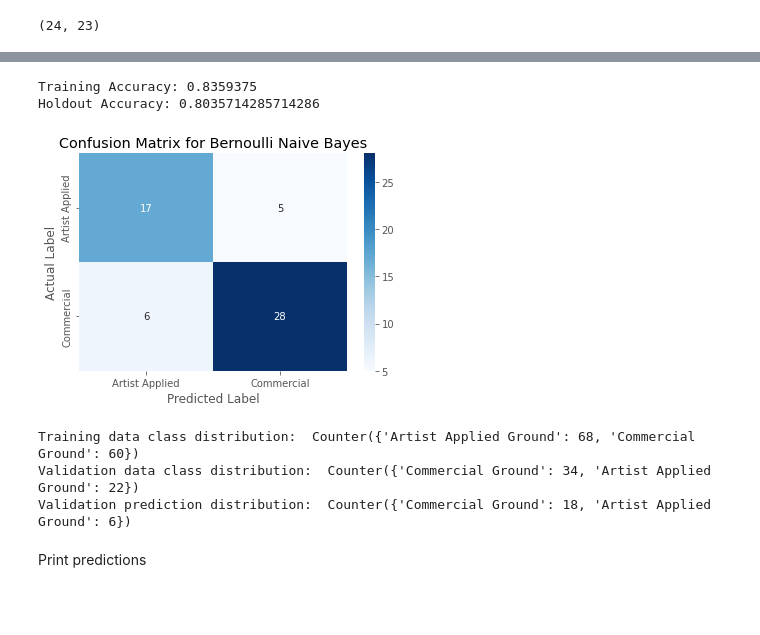
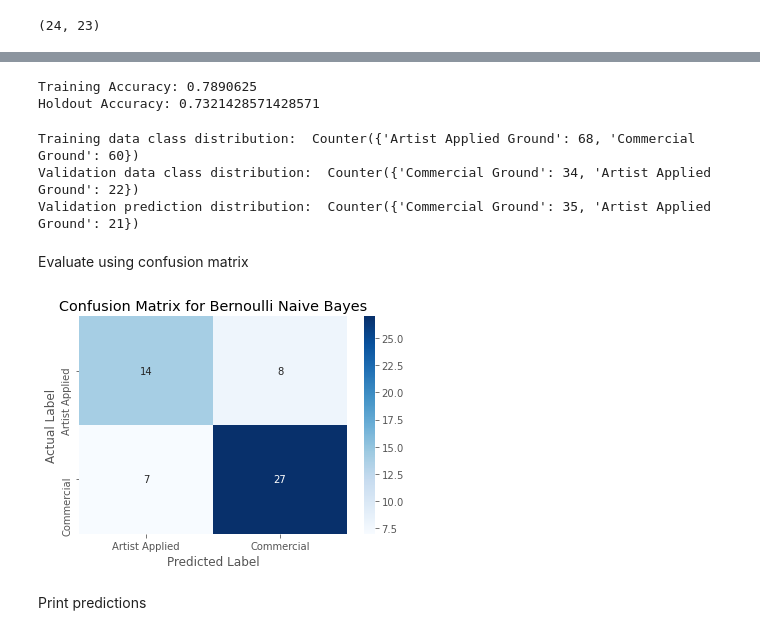
Before and after one commit to DS-Project-Group-7/Data-Science-Project, a Jupyter notebook: data_analysis/ground-application-prediction.ipynb, the cells around one changed output, grey strips where cells are left out. Cells and saved outputs as stored; diff of their text form; code cells hidden in the pictures; blank space fills up the shorter version.

```diff
--- a/data_analysis/ground-application-prediction.ipynb
+++ b/data_analysis/ground-application-prediction.ipynb
@@ -241,6 +80,0 @@ Holdout Accuracy: 0.7321428571428571
-# %%
-predbis = NB_analysis(Xb_train, yb_train, Xb_valid, yb_valid, Xb_test)
-# %% [output]
-Training Accuracy: 0.8359375
-Holdout Accuracy: 0.8035714285714286
-[figure, removed]
@@ -247,10 +85,35 @@ Holdout Accuracy: 0.8035714285714286
+# %%
+bnb = BernoulliNB()
+bnb.fit(X_train, y_train)
+valid_prediction = bnb.predict(X_valid)
+test_prediction = bnb.predict(X_test)
+print("Training Accuracy:", bnb.score(X_train, y_train))
+print("Holdout Accuracy:", bnb.score(X_valid, y_valid))
+# %% [output]
+Training Accuracy: 0.7890625
+Holdout Accuracy: 0.7321428571428571
 # %%
 print("Training data class distribution: ", Counter(y_train))
 print("Validation data class distribution: ", Counter(y_valid))
-print("Validation prediction distribution: ", Counter(pred))
+print("Validation prediction distribution: ", Counter(valid_prediction))
 # %% [output]
 Training data class distribution:  Counter({'Artist Applied Ground': 68, 'Commercial Ground': 60})
 Validation data class distribution:  Counter({'Commercial Ground': 34, 'Artist Applied Ground': 22})
-Validation prediction distribution:  Counter({'Commercial Ground': 18, 'Artist Applied Ground': 6})
+Validation prediction distribution:  Counter({'Commercial Ground': 35, 'Artist Applied Ground': 21})
+# %% [markdown]
+Evaluate using confusion matrix
+# %%
+cm = confusion_matrix(y_valid, valid_prediction)
+
+ax = plt.subplot()
+sns.heatmap(cm, annot=True, fmt='g', ax=ax, cmap='Blues',
+            xticklabels = ['Artist Applied', 'Commercial'],
+            yticklabels = ['Artist Applied', 'Commercial'])
+ax.set_xlabel('Predicted Label')
+ax.set_ylabel('Actual Label')
+ax.set_title('Confusion Matrix for Bernoulli Naive Bayes')
+plt.show()
+# %% [output]
+[figure, added]
 # %% [markdown]
 Print predictions
```
Also changed, not shown: parts of 74 cells of this notebook.
